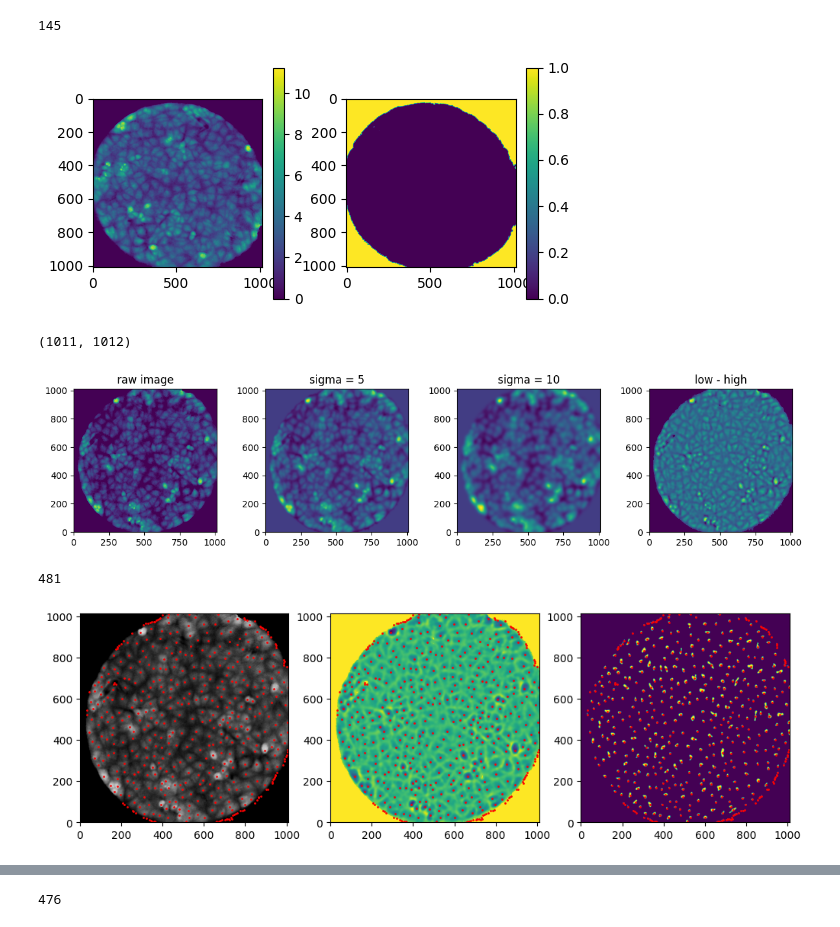
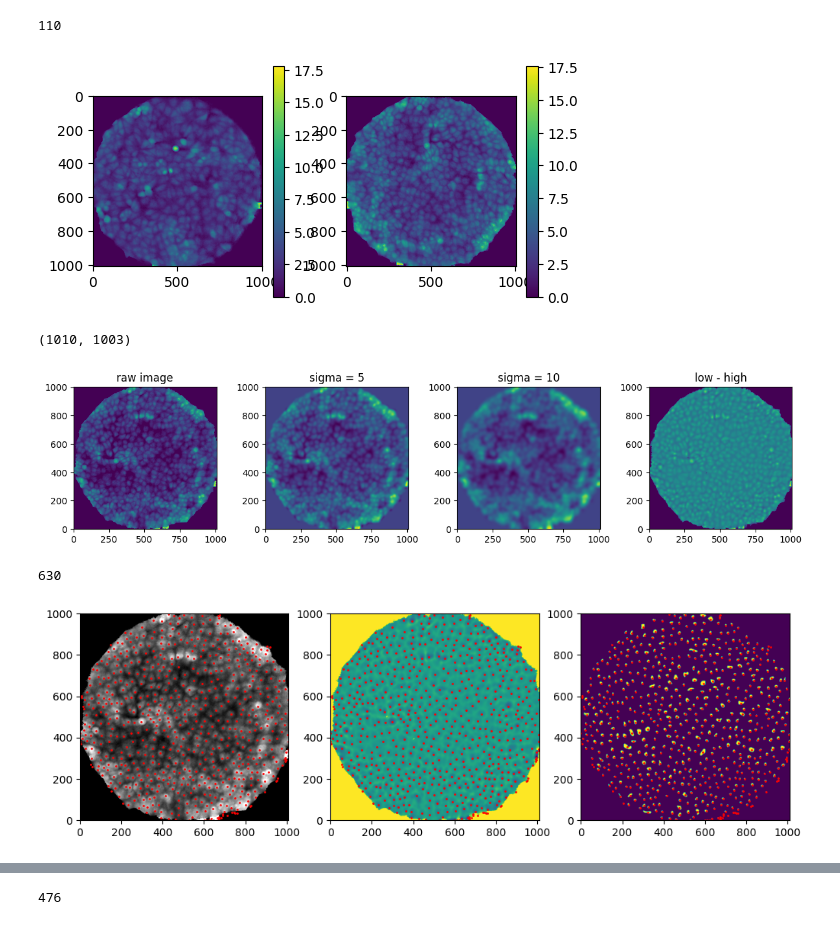
Before and after one commit to siljabl/MDCK_QPI, a Jupyter notebook: test_cell_segmentation.ipynb, the cells around one changed output, grey strips where cells are left out. Drawn from its saved outputs; the diff is of its cells as text; code cells hidden in the pictures.

```diff
--- a/test_cell_segmentation.ipynb
+++ b/test_cell_segmentation.ipynb
@@ -19,43 +19,43 @@ vox_to_um = get_voxel_size_35mm()
 pix_to_um = get_pixel_size()
 # %%
 # Holomonitor
-file = "A2-1"
+file = "B1-22"
 folder = "../data/Holomonitor/MDCK_16.05.2024/"
 fmin=1
-fmax=145
+fmax=110
 im = import_holomonitor_stack(folder, file, f_min=fmin, f_max=fmax)
 
 # # Tomocube
 # fmin = 1
 # fmax = 40
 # file = "250210.113448.MDCK dynamics.001.MDCK B.A2"
 # folder = "../data/Tomocube/MDCK_10.02.2025/A2P1"
 # im, _ = import_tomocube_stack(folder, file, vox_to_um[0], f_min=fmin, f_max=fmax)
 
 fig, ax = plt.subplots(1,2, figsize=(6, 3))
 im0 = ax[0].imshow(im[0])
 im1 = ax[1].imshow(im[-1])
 
 fig.colorbar(im0, ax=ax[0])
 fig.colorbar(im1, ax=ax[1])
 print(len(im))
 
 #im = im[:, 250:750, 250:750]
 # %% [output]
-145
+110
-[figure, old version]
+[figure, new version]
 # %%
-idx = 0
+idx = -1
 s_low_tmp  = 5
 s_high_tmp = 10#1.1*s_low_tmp
 
 n_gauss = smoothen_normalize_im(im[idx], s_low_tmp, s_high_tmp, fig=True)
 print(np.shape(n_gauss))
 # %% [output]
-(1011, 1012)
+(1010, 1003)
-[figure, old version]
+[figure, new version]
 # %%
-H_tmp = 0.03
+H_tmp = 0.02
 hmin = extendedmin(-n_gauss, H_tmp)
 pos_idx = find_cell_pos(-n_gauss, H_tmp)
 
@@ -71,8 +71,8 @@ ax[2].plot(*pos_idx.T, 'r.', ms=2)
 
 print(len(pos_idx))
 # %% [output]
-481
+630
-[figure, old version]
+[figure, new version]
 # %%
 plt.imshow(im[idx].T, cmap="gray", origin="lower", vmin=1.37)
 
```
Also changed, not shown: parts of 6 cells of this notebook, 19 other files.
